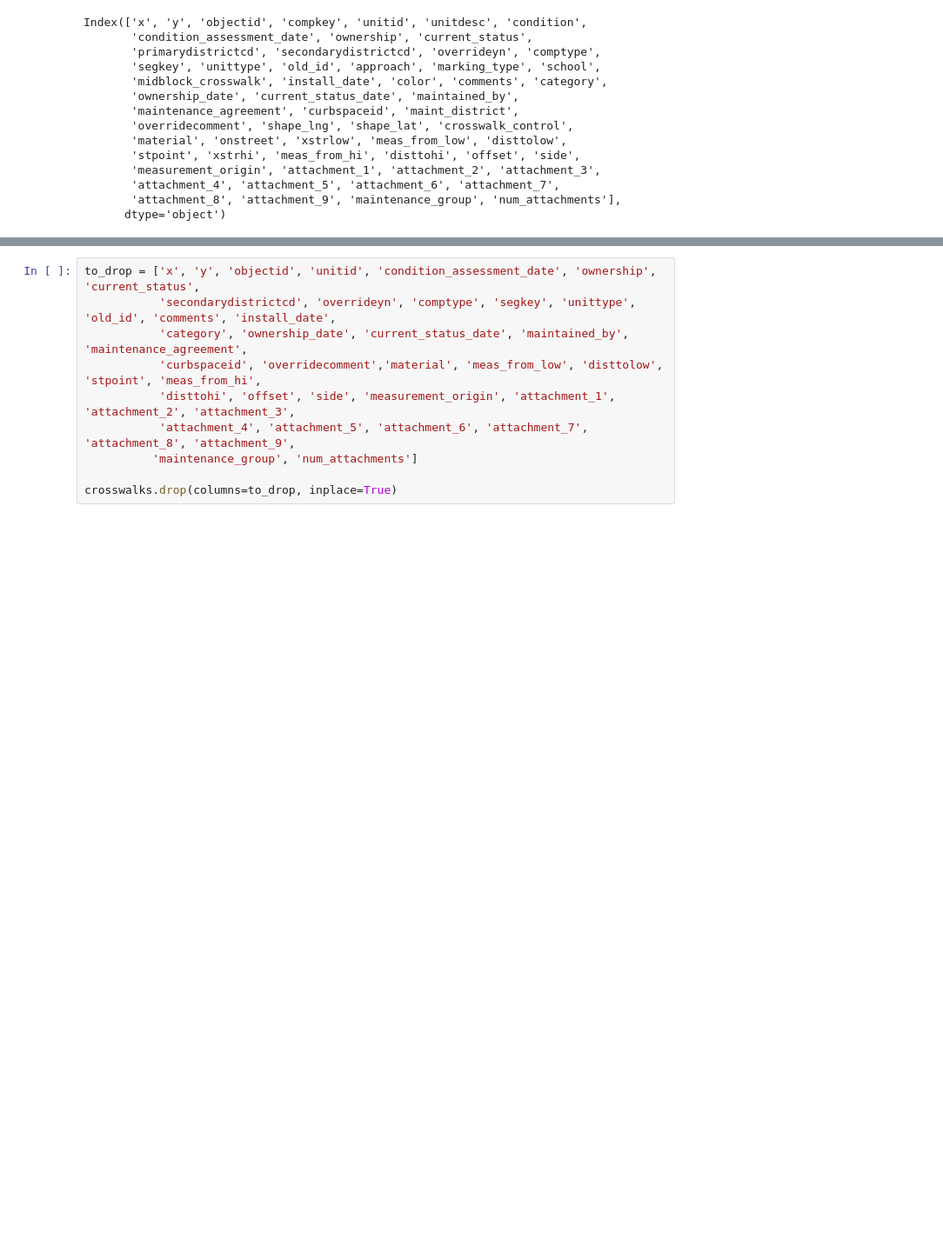
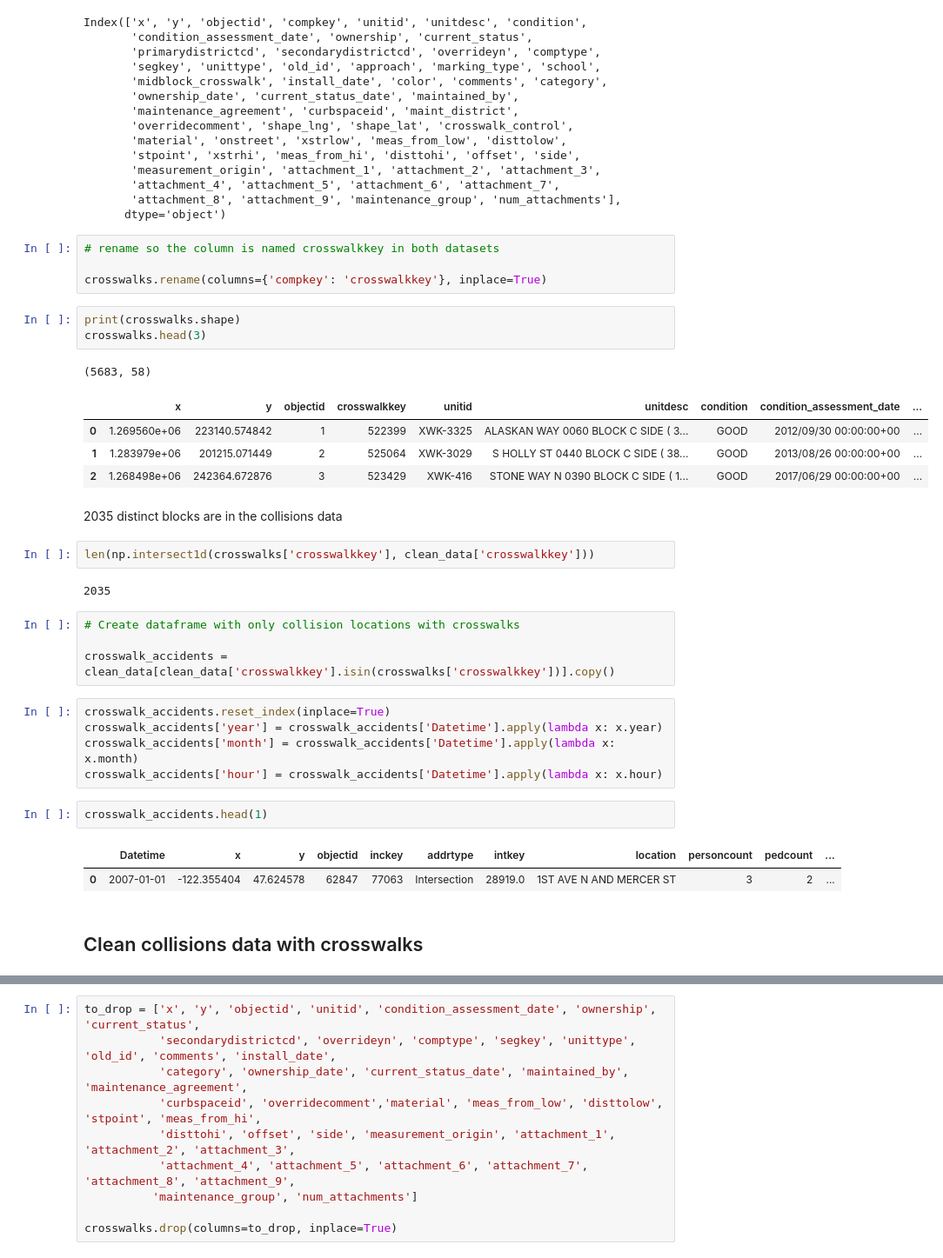
Before and after one commit to DataCircles/traffic_collisions_ml_team1, a Jupyter notebook: notebooks/cindy_crosswalks.ipynb, the cells around one changed output, grey strips where cells are left out. Shown: that part at 87% size. Saved outputs shown, nothing was run; the diff lists cells and outputs as text; blank space fills up the shorter version.

```diff
--- a/notebooks/cindy_crosswalks.ipynb
+++ b/notebooks/cindy_crosswalks.ipynb
@@ -40,3 +55,38 @@ Index(['x', 'y', 'objectid', 'compkey', 'unitid', 'unitdesc', 'condition',
        'attachment_4', 'attachment_5', 'attachment_6', 'attachment_7',
        'attachment_8', 'attachment_9', 'maintenance_group', 'num_attachments'],
       dtype='object')
+# %%
+# rename so the column is named crosswalkkey in both datasets
+
+crosswalks.rename(columns={'compkey': 'crosswalkkey'}, inplace=True)
+# %%
+print(crosswalks.shape)
+crosswalks.head(3)
+# %% [output]
+(5683, 58)
+|  | x | y | objectid | crosswalkkey | unitid | unitdesc | condition | condition_assessment_date | ... |
+| 0 | 1.269560e+06 | 223140.574842 | 1 | 522399 | XWK-3325 | ALASKAN WAY 0060 BLOCK C SIDE ( 3... | GOOD | 2012/09/30 00:00:00+00 | ... |
+| 1 | 1.283979e+06 | 201215.071449 | 2 | 525064 | XWK-3029 | S HOLLY ST 0440 BLOCK C SIDE ( 38... | GOOD | 2013/08/26 00:00:00+00 | ... |
+| 2 | 1.268498e+06 | 242364.672876 | 3 | 523429 | XWK-416 | STONE WAY N 0390 BLOCK C SIDE ( 1... | GOOD | 2017/06/29 00:00:00+00 | ... |
+# %% [markdown]
+2035 distinct blocks are in the collisions data
+# %%
+len(np.intersect1d(crosswalks['crosswalkkey'], clean_data['crosswalkkey']))
+# %% [output]
+2035
+# %%
+# Create dataframe with only collision locations with crosswalks
+
+crosswalk_accidents = clean_data[clean_data['crosswalkkey'].isin(crosswalks['crosswalkkey'])].copy()
+# %%
+crosswalk_accidents.reset_index(inplace=True)
+crosswalk_accidents['year'] = crosswalk_accidents['Datetime'].apply(lambda x: x.year)
+crosswalk_accidents['month'] = crosswalk_accidents['Datetime'].apply(lambda x: x.month)
+crosswalk_accidents['hour'] = crosswalk_accidents['Datetime'].apply(lambda x: x.hour)
+# %%
+crosswalk_accidents.head(1)
+# %% [output]
+|  | Datetime | x | y | objectid | inckey | addrtype | intkey | location | personcount | pedcount | ... |
+| 0 | 2007-01-01 | -122.355404 | 47.624578 | 62847 | 77063 | Intersection | 28919.0 | 1ST AVE N AND MERCER ST | 3 | 2 | ... |
+# %% [markdown]
+## Clean collisions data with crosswalks
```
Also changed, not shown: parts of 35 cells of this notebook, 1 other file.
